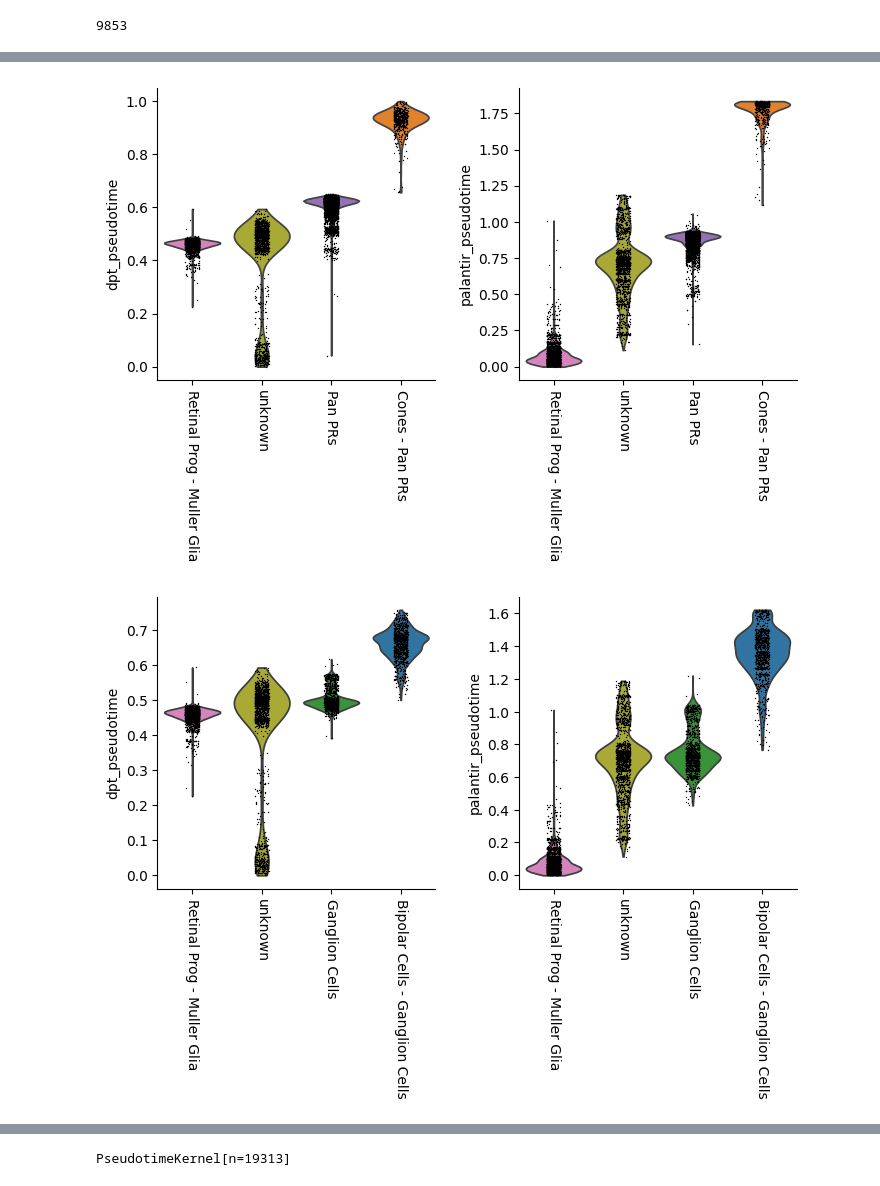
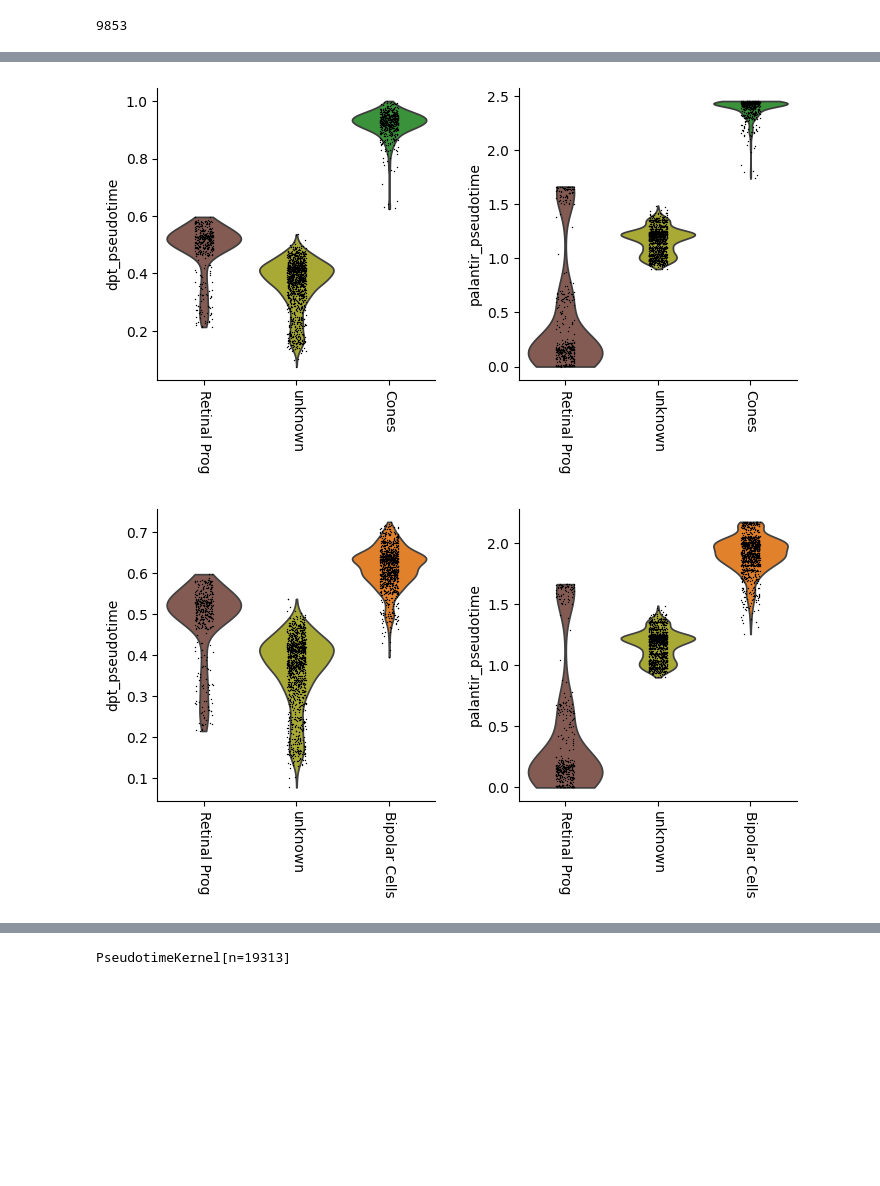
Before and after one commit to stewart-lab/scRNAseq_downstream, a Jupyter notebook: src/pseudotime_GAMMS2.ipynb, the cells around one changed output, grey strips where cells are left out. Saved outputs shown, nothing was run; the diff lists cells and outputs as text; code cells hidden in the pictures; blank space fills up the shorter version.

```diff
--- a/src/pseudotime_GAMMS2.ipynb
+++ b/src/pseudotime_GAMMS2.ipynb
@@ -199,7 +196,7 @@ if ANNOT_TYPE == "clustifyr":
 elif ANNOT_TYPE == "manual":
     # manual annotation
     # use Retinal Progenitor-Muller Glia to find start cell
-    start_cell = palantir.utils.early_cell(adata,celltype="Retinal Prog - Muller Glia",celltype_column="CellType",fallback_seed=1234)
+    start_cell = palantir.utils.early_cell(adata,celltype="Retinal Prog",celltype_column="CellType_manual",fallback_seed=1234)
 elif ANNOT_TYPE == "seurat_map":
     # seurat mapping
     start_cell = palantir.utils.early_cell(adata,celltype="Prog",celltype_column="predicted.celltype",fallback_seed=1234)
@@ -420,17 +417,17 @@ if ANNOT_TYPE == "clustifyr":
     c=['clustifyr_call_consol_type', root_ixs],
     legend_loc="right",
     components=["2, 3"],
-    save= data_dir +'diffusion_map.png'
+    save= out_dir +'diffusion_map.png'
     )
 
 elif ANNOT_TYPE == "manual":
     scv.pl.scatter(
     adata,
     basis="diffmap",
-    c=['CellType', root_ixs],
+    c=['CellType_manual', root_ixs],
     legend_loc="right",
-    components=["2, 5"],
-    save= data_dir +'diffusion_map.png'
+    components=["2, 3"],
+    save= out_dir +'diffusion_map.png'
     )
 
 elif ANNOT_TYPE == "seurat_map":
@@ -439,8 +436,8 @@ elif ANNOT_TYPE == "seurat_map":
         basis="diffmap",
         c=['predicted.celltype', root_ixs],
         legend_loc="right",
-        components=["2, 4"],
-        save= data_dir +'diffusion_map.png'
+        components=["2, 3"],
+        save= out_dir +'diffusion_map.png'
     )
 elif ANNOT_TYPE == "orig.ident":
     scv.pl.scatter(
@@ -449,8 +446,8 @@ elif ANNOT_TYPE == "orig.ident":
         c=['orig.ident', 62],
         legend_loc="right",
         components=["2, 3"],
-        save= data_dir +'diffusion_map.png'
+        save= out_dir +'diffusion_map.png'
     )
 
-adata.uns["iroot"] = 9853
+adata.uns["iroot"] = root_ixs
 # %% [output]
@@ -506,12 +485,12 @@ if ANNOT_TYPE == "clustifyr":
     rod_trajectory = ["Retinal Prog", "Pan PRs"]
     key= "clustifyr_call_consol_type"
 elif ANNOT_TYPE == "manual":
-    cone_trajectory = ["Retinal Prog - Muller Glia","unknown","Pan PRs","Cones - Pan PRs"]
-    bipolar_trajectory = ["Retinal Prog - Muller Glia","unknown","Ganglion Cells","Bipolar Cells - Ganglion Cells"]
-    rod_trajectory = ["Retinal Prog - Muller Glia","unknown","Rods - Pan PRs - Muller Glia","Pan PRs","Pan PRs - Rods"]
-    ganglion_trajectory = ["Retinal Prog - Muller Glia","unknown","Ganglion Cells","Bipolar Cells - Ganglion Cells"]
-    mg_trajectory = ["Retinal Prog - Muller Glia","unknown","Rods - Pan PRs - Muller Glia","Muller Glia"]
-    key= "CellType"
+    cone_trajectory = ["Retinal Prog","unknown","Cones"]
+    bipolar_trajectory = ["Retinal Prog","unknown","Bipolar Cells"]
+    rod_trajectory = ["Retinal Prog","unknown","Rods - Muller Glia","Rods"]
+    ac_trajectory = ["Retinal Prog","unknown","Amacrine cells"]
+    mg_trajectory = ["Retinal Prog","Muller Glia - Retinal Prog","unknown","Rods - Muller Glia","Muller Glia"]
+    key= "CellType_manual"
 elif ANNOT_TYPE == "seurat_map":
     pr_trajectory = ["Prog","Prog/Glia","PR"]
     bipolar_trajectory = ["Prog","Prog/Glia","BC"]
@@ -534,7 +513,7 @@ if cone_trajectory != "NA":
         order=cone_trajectory,
         show=False
         )
-        plt.savefig(data_dir +'cone_trajectory.png')
+        plt.savefig(out_dir +'cone_trajectory.png')
 
 # # plot the bipolar trajectory
 if bipolar_trajectory != "NA":
@@ -548,7 +527,7 @@ if bipolar_trajectory != "NA":
         order=bipolar_trajectory,
         show=False
         )
-        plt.savefig(data_dir +'bipolar_trajectory.png')
+        plt.savefig(out_dir +'bipolar_trajectory.png')
 
 # # plot the rod trajectory
 if rod_trajectory != "NA":
@@ -562,7 +541,7 @@ if rod_trajectory != "NA":
         order=rod_trajectory,
         show=False
         )
-        plt.savefig(data_dir +'rod_trajectory.png')
+        plt.savefig(out_dir +'rod_trajectory.png')
 
 if ganglion_trajectory != "NA":
     mask = np.in1d(adata.obs[key], ganglion_trajectory)
@@ -575,7 +554,7 @@ if ganglion_trajectory != "NA":
         order=ganglion_trajectory,
         show=False
         )
-        plt.savefig(data_dir +'ganglion_trajectory.png')
+        plt.savefig(out_dir +'ganglion_trajectory.png')
 
 if mg_trajectory != "NA":
     mask = np.in1d(adata.obs[key], mg_trajectory)
@@ -588,7 +567,7 @@ if mg_trajectory != "NA":
         order=mg_trajectory,
         show=False
         )
-        plt.savefig(data_dir +'mg_trajectory.png')
+        plt.savefig(out_dir +'mg_trajectory.png')
 
 # plot the PR trajectory
 if pr_trajectory != "NA":
@@ -602,7 +581,7 @@ if pr_trajectory != "NA":
         order=pr_trajectory,
         show=False
         )
-        plt.savefig(data_dir +'pr_trajectory.png')
+        plt.savefig(out_dir +'pr_trajectory.png')
 
 # plot the iMG trajectory
 if img_trajectory != "NA":
@@ -615,35 +594,35 @@ if img_trajectory != "NA":
         rotation=-90,
         order=img_trajectory,
         show=False
         )
-        plt.savefig(data_dir +'img_trajectory.png')
+        plt.savefig(out_dir +'img_trajectory.png')
 
 # plot the AC trajectory
 if ac_trajectory != "NA":
     mask = np.in1d(adata.obs[key], ac_trajectory)
     with plt.rc_context():
         sc.pl.violin(
         adata[mask],
         keys=["dpt_pseudotime", "palantir_pseudotime"],
         groupby=key,
         rotation=-90,
         order=ac_trajectory,
         show=False
         )
-        plt.savefig(data_dir +'ac_trajectory.png')
+        plt.savefig(out_dir +'ac_trajectory.png')
 # plot the time trajectory
 if time_trajectory != "NA":
     mask = np.in1d(adata.obs[key], time_trajectory)
     with plt.rc_context():
         sc.pl.violin(
         adata[mask],
         keys=["dpt_pseudotime", "palantir_pseudotime"],
         groupby=key,
         rotation=-90,
         order=time_trajectory,
         show=False
         )
-        plt.savefig(data_dir +'time_trajectory.png')
+        plt.savefig(out_dir +'time_trajectory.png')
 # %% [output]
-[figure, old version]
+[figure, new version]
-[figure, old version]
+[figure, new version]
```
Also changed, not shown: parts of 23 cells of this notebook, 3 other files.
